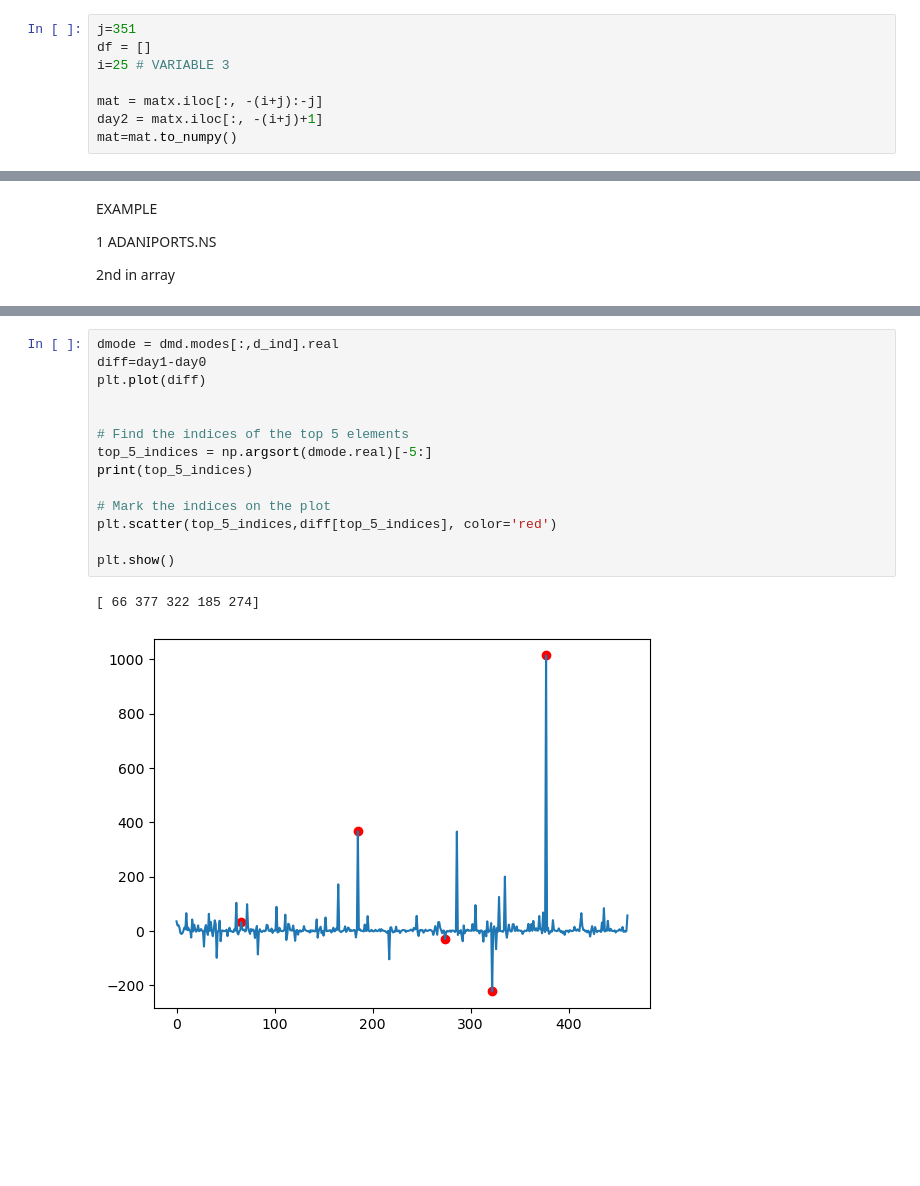
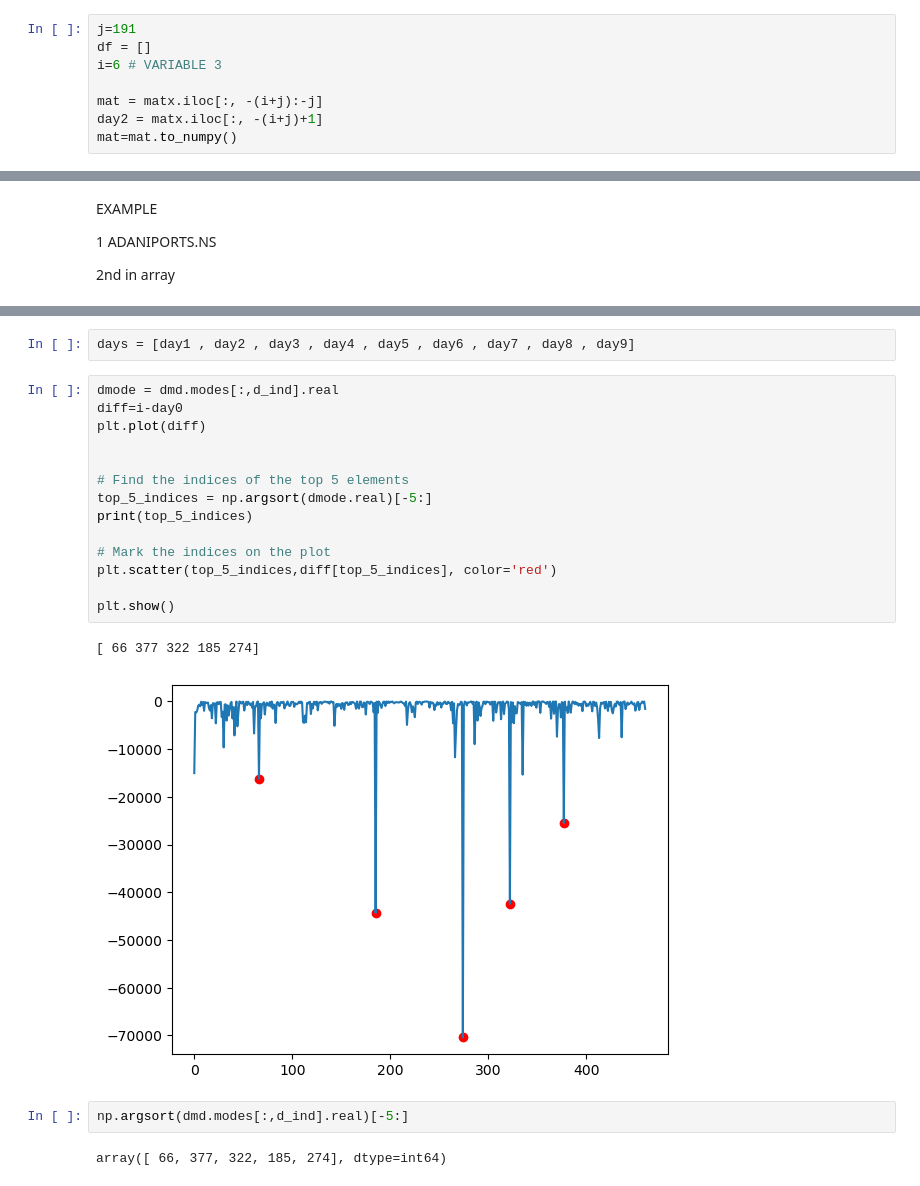
Before and after one commit to log-xp/dmdstocks.info, a Jupyter notebook: ver3.ipynb, the cells around one changed output, grey strips where cells are left out. Saved outputs shown, nothing was run; the diff lists cells and outputs as text; blank space fills up the shorter version.

```diff
--- a/ver3.ipynb
+++ b/ver3.ipynb
@@ -21,9 +21,9 @@ matx.shape
 # %%
 sym = pd.read_csv("DATA/nse50_sym.csv",header=None) #VARIABLE 2
 # %%
-j=351
+j=191
 df = []
-i=25 # VARIABLE 3
+i=6 # VARIABLE 3
 
 mat = matx.iloc[:, -(i+j):-j]
 day2 = matx.iloc[:, -(i+j)+1]
@@ -152,17 +146,23 @@ plt.stem(dmd.modes[:,d_ind].real)
+# %%
+days = [day1 , day2 , day3 , day4 , day5 , day6 , day7 , day8 , day9]
 # %%
 dmode = dmd.modes[:,d_ind].real
-diff=day1-day0
+diff=i-day0
 plt.plot(diff)
 
 
 # Find the indices of the top 5 elements
 top_5_indices = np.argsort(dmode.real)[-5:]
 print(top_5_indices)
 
 # Mark the indices on the plot
 plt.scatter(top_5_indices,diff[top_5_indices], color='red')
 
 plt.show()
 # %% [output]
 [ 66 377 322 185 274]
-[figure, old version]
+[figure, new version]
+# %%
+np.argsort(dmd.modes[:,d_ind].real)[-5:]
+# %% [output]
+array([ 66, 377, 322, 185, 274], dtype=int64)
```
Also changed, not shown: parts of 17 cells of this notebook, 30 other files.
